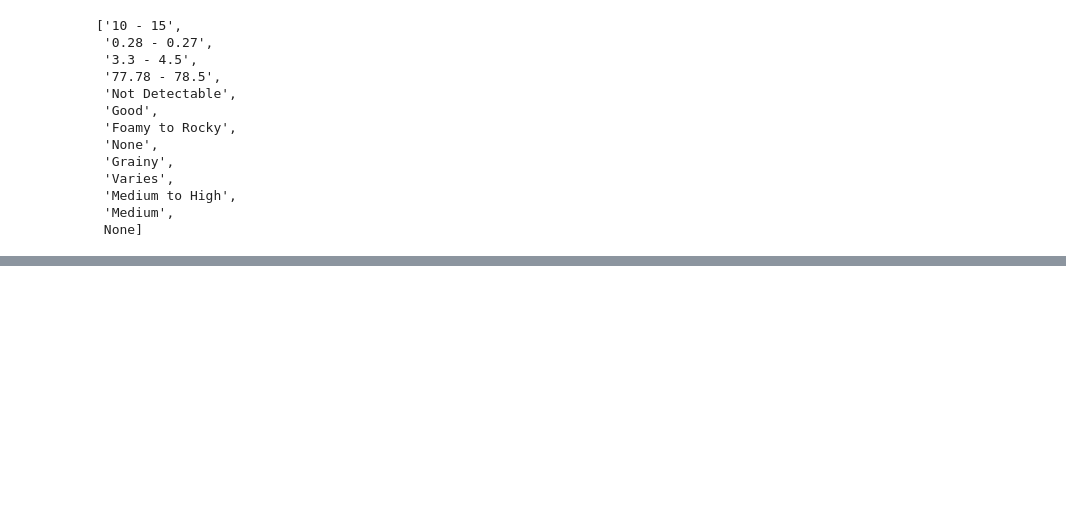
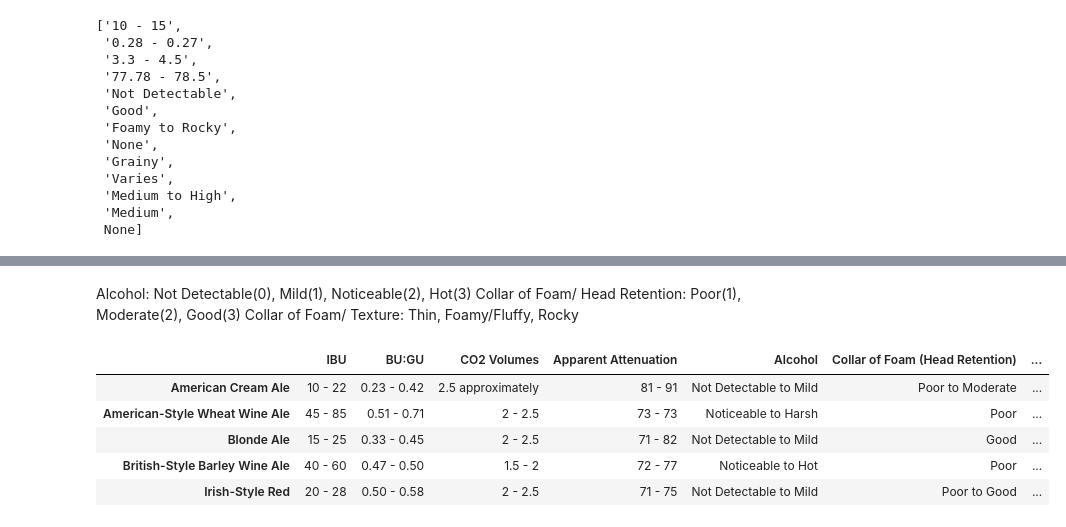
Before and after one commit to andreawwenyi/BeerClustering, a Jupyter notebook: CleanData.ipynb, the cells around one changed output, grey strips where cells are left out. Saved outputs shown, nothing was run; the diff lists cells and outputs as text; code cells hidden in the pictures; blank space fills up the shorter version.

```diff
--- a/CleanData.ipynb
+++ b/CleanData.ipynb
@@ -99,0 +144,13 @@ df
+# %% [markdown]
+Alcohol: Not Detectable(0), Mild(1), Noticeable(2), Hot(3)
+Collar of Foam/ Head Retention: Poor(1), Moderate(2), Good(3)
+Collar of Foam/ Texture: Thin, Foamy/Fluffy, Rocky
+# %%
+df[df['Collar of Foam (Texture)']=='Thin to Interrupted']
+# %% [output]
+|  | IBU | BU:GU | CO2 Volumes | Apparent Attenuation | Alcohol | Collar of Foam (Head Retention) | ... |
+| American Cream Ale | 10 - 22 | 0.23 - 0.42 | 2.5 approximately | 81 - 91 | Not Detectable to Mild | Poor to Moderate | ... |
+| American-Style Wheat Wine Ale | 45 - 85 | 0.51 - 0.71 | 2 - 2.5 | 73 - 73 | Noticeable to Harsh | Poor | ... |
+| Blonde Ale | 15 - 25 | 0.33 - 0.45 | 2 - 2.5 | 71 - 82 | Not Detectable to Mild | Good | ... |
+| British-Style Barley Wine Ale | 40 - 60 | 0.47 - 0.50 | 1.5 - 2 | 72 - 77 | Noticeable to Hot | Poor | ... |
+| Irish-Style Red | 20 - 28 | 0.50 - 0.58 | 2 - 2.5 | 71 - 75 | Not Detectable to Mild | Poor to Good | ... |
```
Also changed, not shown: parts of 5 cells of this notebook.
